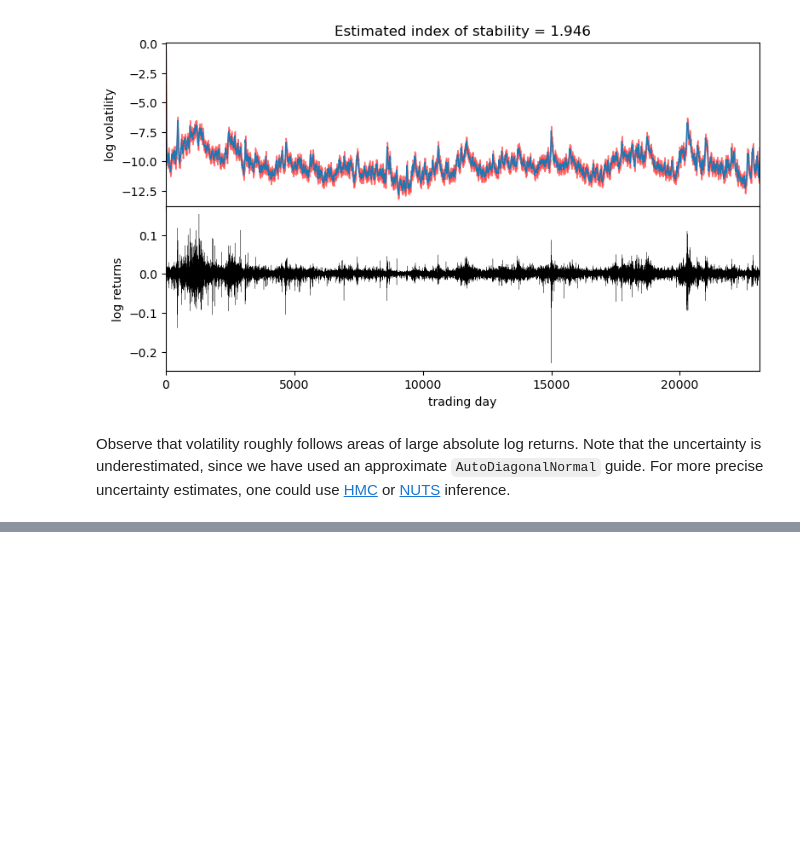
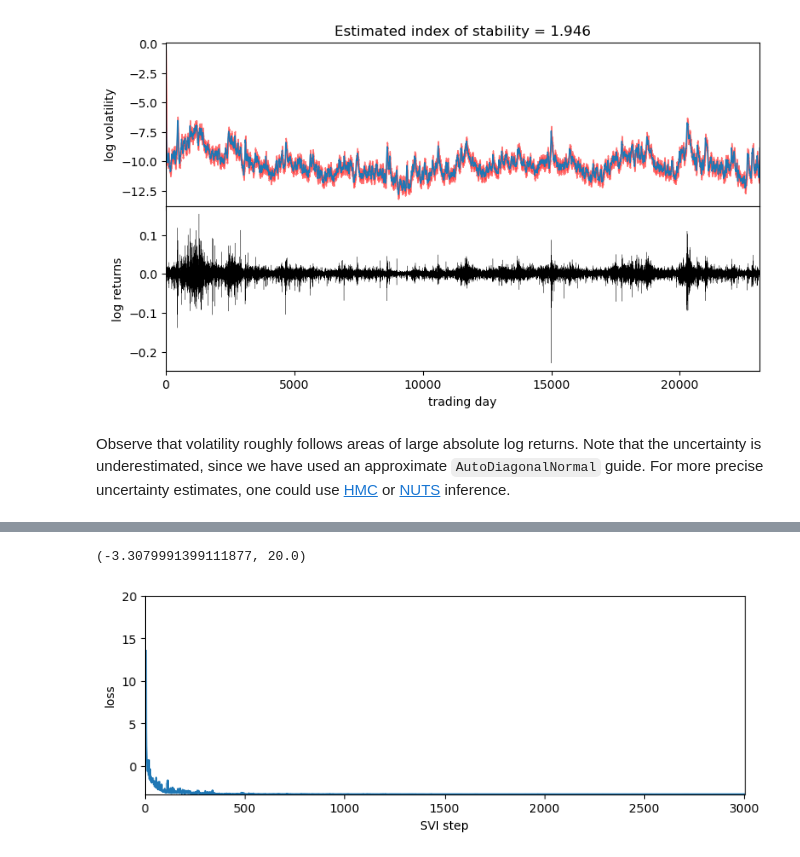
Before and after one commit to BenZickel/pyro, a Jupyter notebook: tutorial/source/stable.ipynb, the cells around one changed output, grey strips where cells are left out. Saved outputs shown, nothing was run; the diff lists cells and outputs as text; code cells hidden in the pictures; blank space fills up the shorter version.

Commit message:
Added run with StableWithLogProb.

```diff
--- a/tutorial/source/stable.ipynb
+++ b/tutorial/source/stable.ipynb
@@ -289,0 +292,24 @@ Observe that volatility roughly follows areas of large absolute log returns. Not
+# %%
+from functools import partial
+model_with_log_prob = poutine.reparam(partial(model, r_dist=dist.StableWithLogProb), {"v": DiscreteCosineReparam()})
+# %%
+%%time
+pyro.clear_param_store()
+pyro.set_rng_seed(1234567890)
+
+guide_with_log_prob, losses_with_log_prob, stats_with_log_prob = fit_model(model_with_log_prob)
+
+print("-" * 20)
+for name, (lb, ub) in sorted(stats_with_log_prob[-1]):
+    if lb.numel() == 1:
+        lb = lb.squeeze().item()
+        ub = ub.squeeze().item()
+        print("{} = {:0.4g} ± {:0.4g}".format(name, (lb + ub) / 2, (ub - lb) / 2))
+
+pyplot.figure(figsize=(9, 3))
+pyplot.plot(losses_with_log_prob)
+pyplot.ylabel("loss")
+pyplot.xlabel("SVI step")
+pyplot.xlim(0, len(losses_with_log_prob))
+pyplot.ylim(min(losses_with_log_prob), 20)
+# %% [output]
@@ -289,0 +333,2 @@ Observe that volatility roughly follows areas of large absolute log returns. Not
+(-3.3079991399111877, 20.0)
+[figure, added]
```
Also changed, not shown: parts of 7 cells of this notebook.
